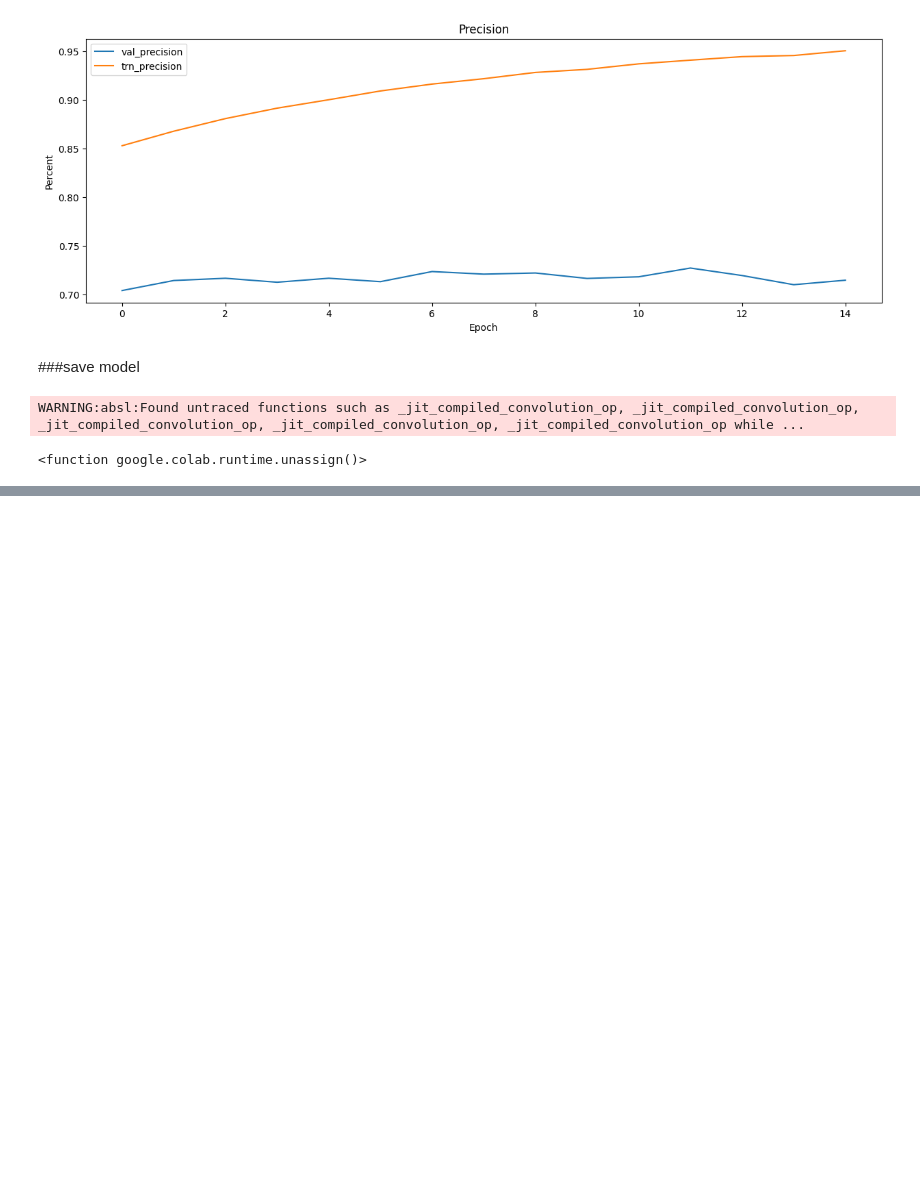
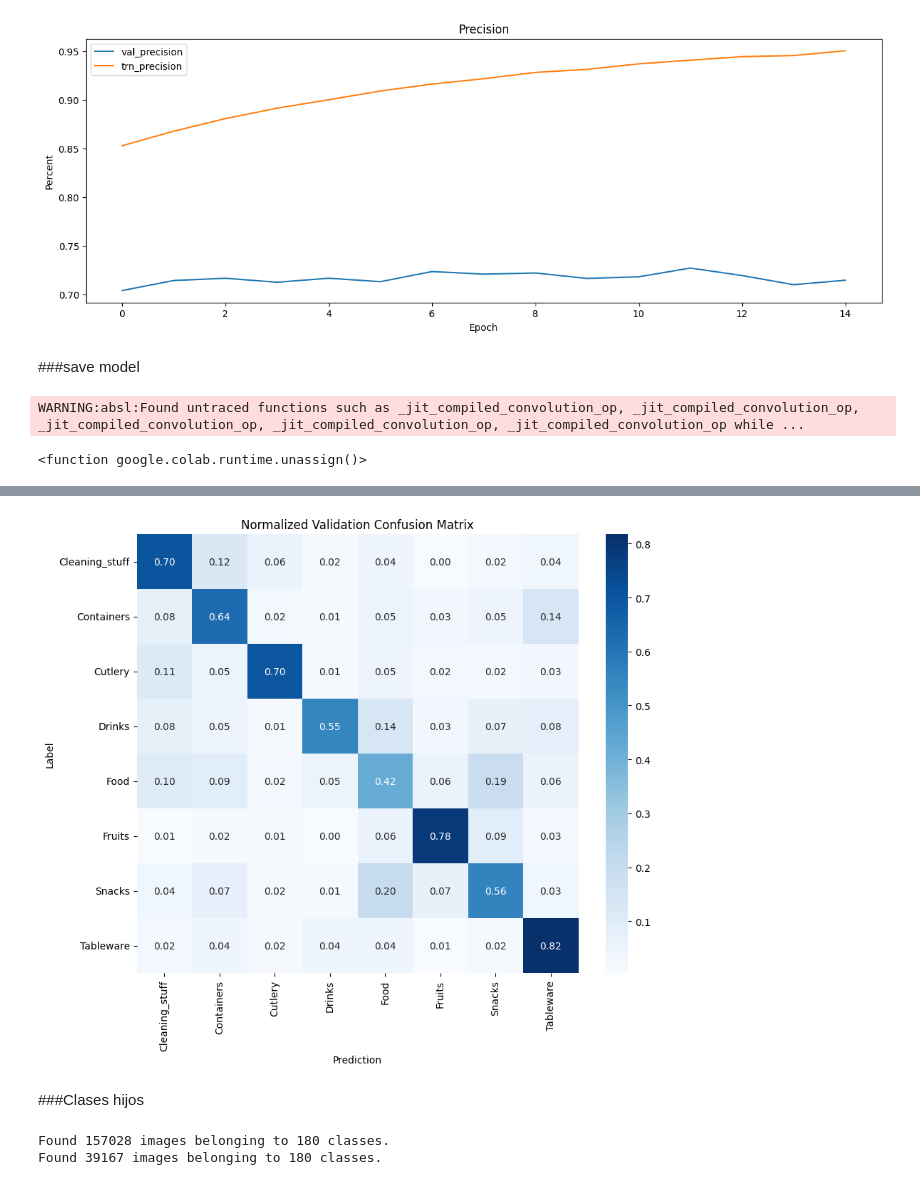
Before and after one commit to TheSmileXiao/TFG, a Jupyter notebook: Resnet50V2.ipynb, the cells around one changed output, grey strips where cells are left out. Drawn from its saved outputs; the diff is of its cells as text; code cells hidden in the pictures; blank space fills up the shorter version.

```diff
--- a/Resnet50V2.ipynb
+++ b/Resnet50V2.ipynb
@@ -516,0 +587,18 @@ runtime.unassign
+# %%
+# Calcular el porcentaje de acierto para cada clase
+class_totals = np.sum(confusion_mtx, axis=1)  # Total de instancias por clase
+confusion_mtx_norm = confusion_mtx.astype('float') / class_totals[:, np.newaxis]  # Dividir cada elemento por el total de instancias en la clase correspondiente
+
+# Plotear la matriz de confusión normalizada
+plt.figure(figsize=(10, 8))
+sns.heatmap(
+    confusion_mtx_norm, xticklabels=class_names, yticklabels=class_names, annot=True, fmt=".2f", cmap='Blues'
+)
+plt.xlabel("Prediction")
+plt.ylabel("Label")
+plt.title("Normalized Validation Confusion Matrix")
+plt.show()
+# %% [output]
+[figure, added]
+# %% [markdown]
+###Clases hijos
@@ -516,0 +611,12 @@ runtime.unassign
+# %%
+from keras.preprocessing.image import ImageDataGenerator
+
+data_path = './training_data'
+train_datagen = ImageDataGenerator(rescale=1.0 / 255,preprocessing_function=tf.keras.applications.efficientnet.preprocess_input, validation_split=0.2, horizontal_flip=True)
+train_batches = train_datagen.flow_from_directory(
+    data_path, target_size=(IMG_SIZE,IMG_SIZE), batch_size=BATCH_SIZE, shuffle = False, seed=42, subset='training')
+valid_batches = train_datagen.flow_from_directory(
+    data_path, target_size=(IMG_SIZE,IMG_SIZE), batch_size=BATCH_SIZE, shuffle = False,seed=42, subset='validation')
+# %% [output]
+Found 157028 images belonging to 180 classes.
+Found 39167 images belonging to 180 classes.
```
Also changed, not shown: parts of 13 cells of this notebook, 1 other file.
